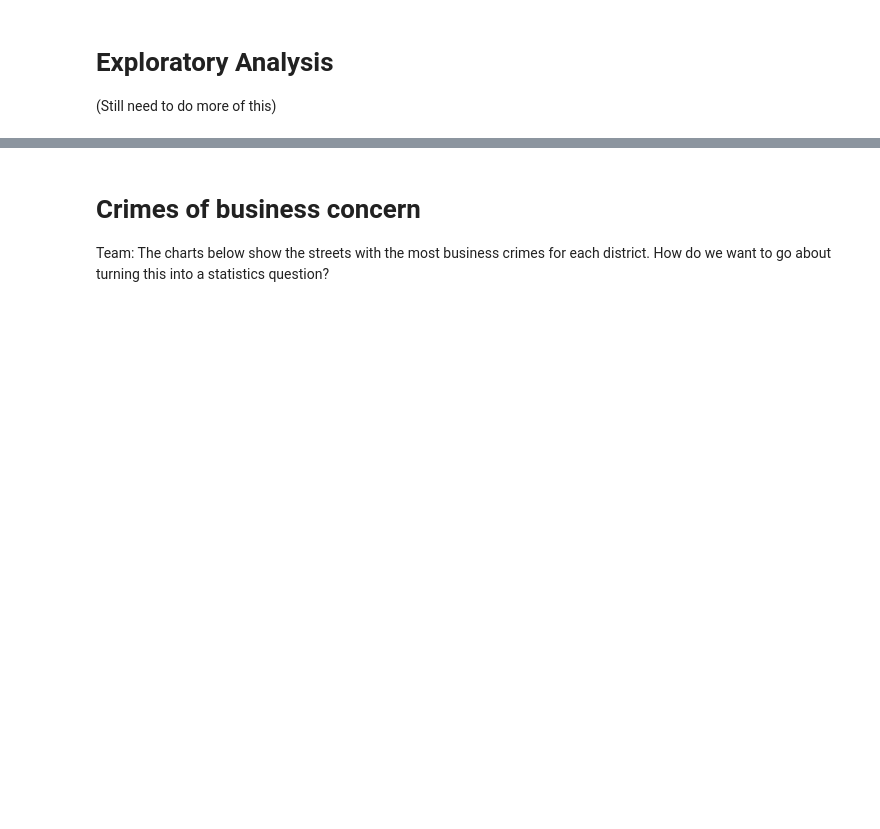
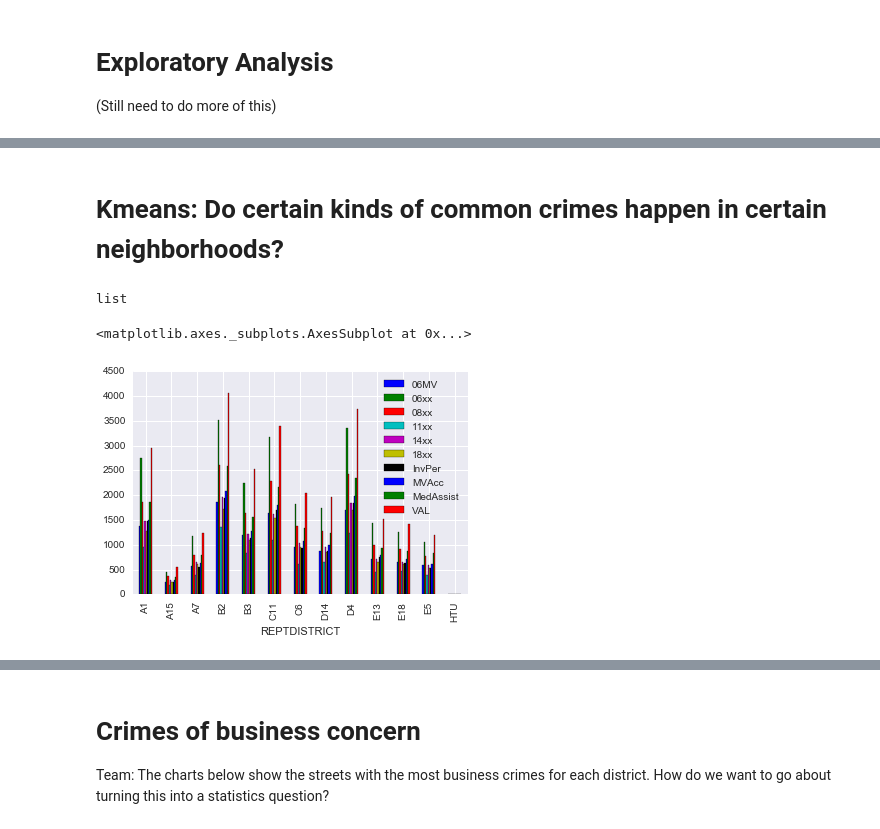
Before and after one commit to aisaacso/SafeBoss, a Jupyter notebook: crimes.ipynb, the cells around one changed output, grey strips where cells are left out. Drawn from its saved outputs; the diff is of its cells as text; code cells hidden in the pictures; blank space fills up the shorter version.

```diff
--- a/crimes.ipynb
+++ b/crimes.ipynb
@@ -167,0 +264,24 @@ Logit Regression Results
+# %% [markdown]
+# Kmeans: Do certain kinds of common crimes happen in certain neighborhoods?
+# %%
+# Data wrangling
+
+# Find the most common crime types
+cr_counts = pd.DataFrame(pd.pivot_table(crime, index = 'MAIN_CRIMECODE', values = 'DAY_WEEK', aggfunc = 'count'))
+cr_counts.sort_values('DAY_WEEK', ascending = False, inplace = True)
+cr_counts = cr_counts.head(10)
+top_crimes = cr_counts.index.tolist()
+
+# Prep the data
+districts = dist_dummies.columns.tolist()
+combined = ['REPTDISTRICT'] + top_crimes
+class_data = dummy_df[combined].dropna()
+# %% [output]
+list
+# %%
+# EDA
+districts_crimes = pd.pivot_table(class_data, index = 'REPTDISTRICT', values = crime_types, aggfunc = 'sum')
+districts_crimes.plot(kind = 'bar')
+# %% [output]
+<matplotlib.axes._subplots.AxesSubplot at 0x...>
+[figure, added]
```
Also changed, not shown: parts of 28 cells of this notebook.
